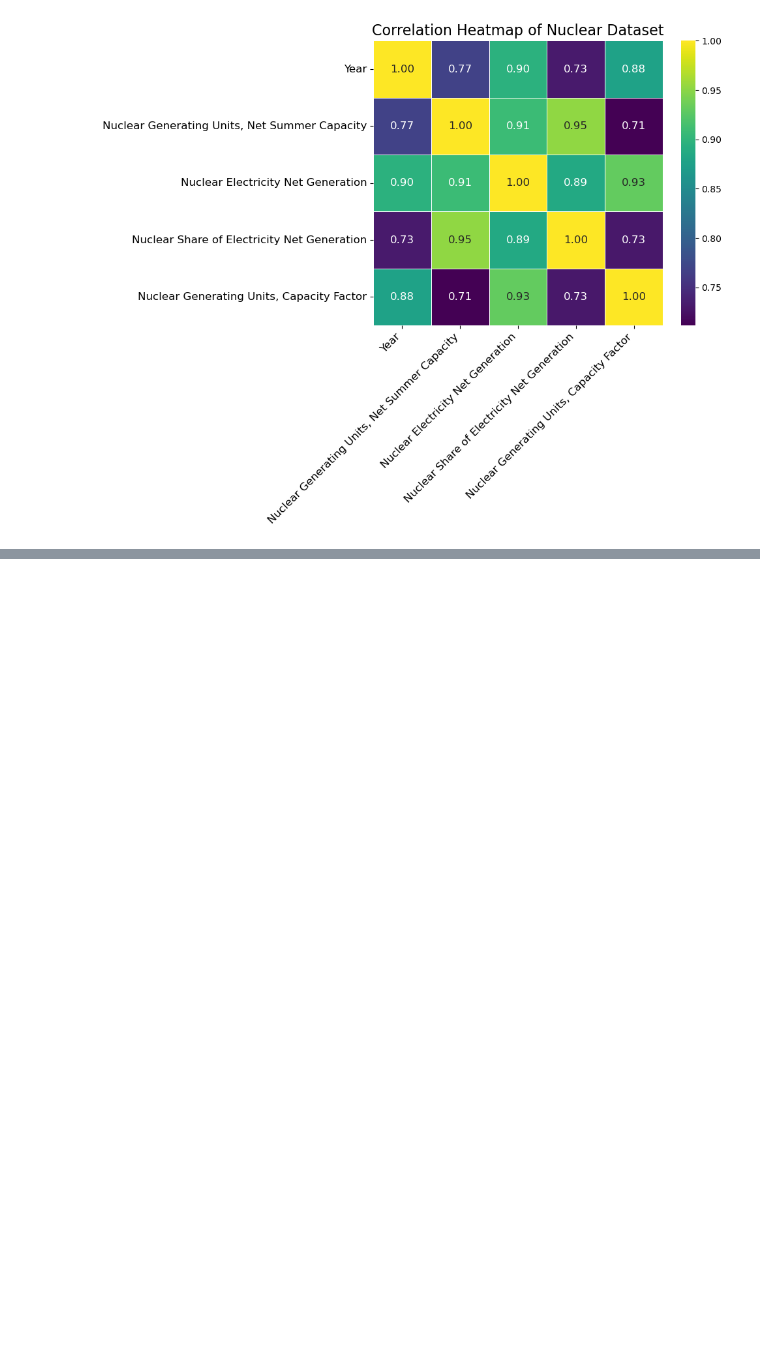
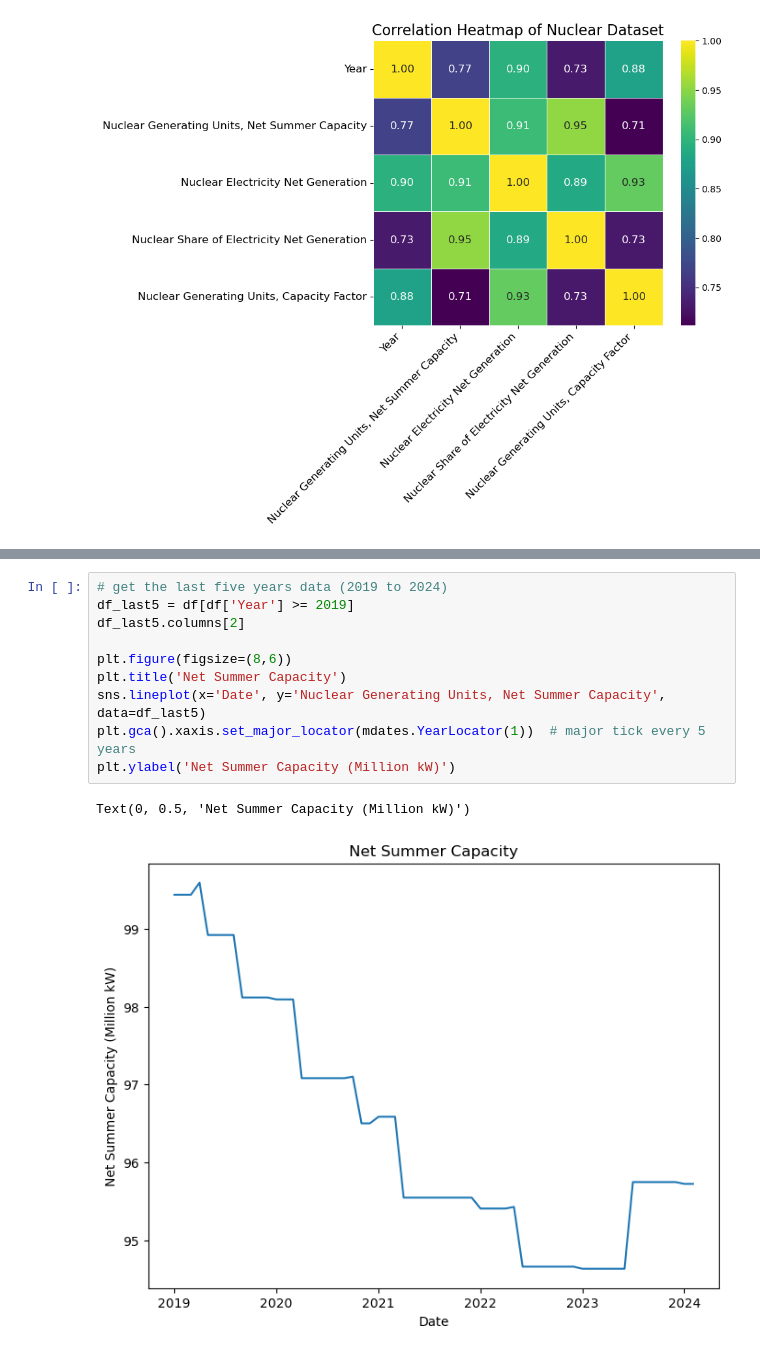
Before and after one commit to daffwwz/python-nuclear-energy-analysis, a Jupyter notebook: data_prep.ipynb, the cells around one changed output, grey strips where cells are left out. Drawn from its saved outputs; the diff is of its cells as text; blank space fills up the shorter version.

```diff
--- a/data_prep.ipynb
+++ b/data_prep.ipynb
@@ -233,3 +233,16 @@ df[df['Nuclear Generating Units, Net Summer Capacity'] == df['Nuclear Generating
 |  | Year | Month | Nuclear Generating Units, Net Sum... | Nuclear Electricity Net Generation | Nuclear Share of Electricity Net ... | ... |
 | Date |  |  |  |  |  | ... |
 | 2013-01-01 | 2013 | January | 102.206 | 71406 | 20.5 | ... |
+# %%
+# get the last five years data (2019 to 2024)
+df_last5 = df[df['Year'] >= 2019]
+df_last5.columns[2]
+
+plt.figure(figsize=(8,6))
+plt.title('Net Summer Capacity')
+sns.lineplot(x='Date', y='Nuclear Generating Units, Net Summer Capacity', data=df_last5)
+plt.gca().xaxis.set_major_locator(mdates.YearLocator(1))  # major tick every 5 years
+plt.ylabel('Net Summer Capacity (Million kW)')
+# %% [output]
+Text(0, 0.5, 'Net Summer Capacity (Million kW)')
+[figure, added]
```
Also changed, not shown: parts of 3 cells of this notebook.
